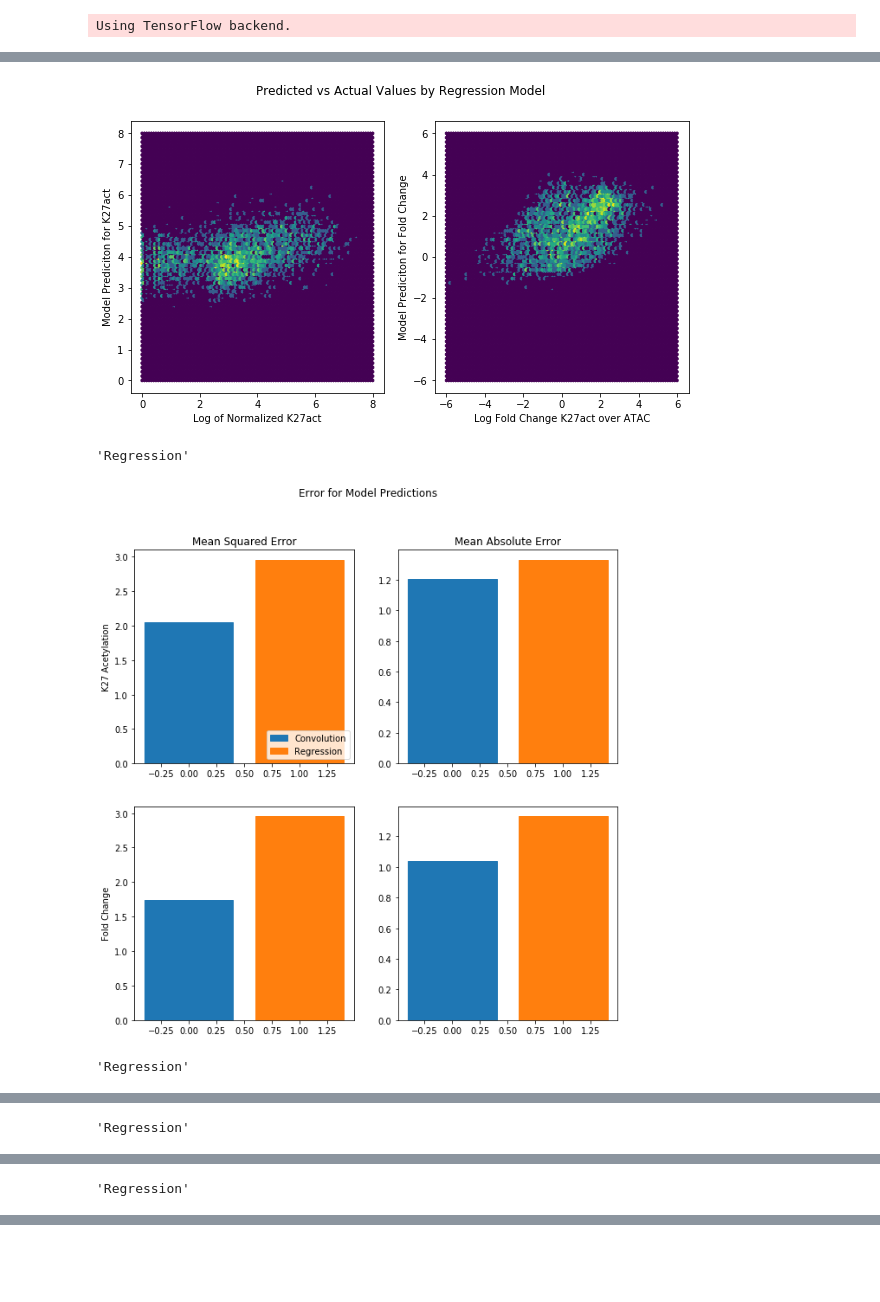
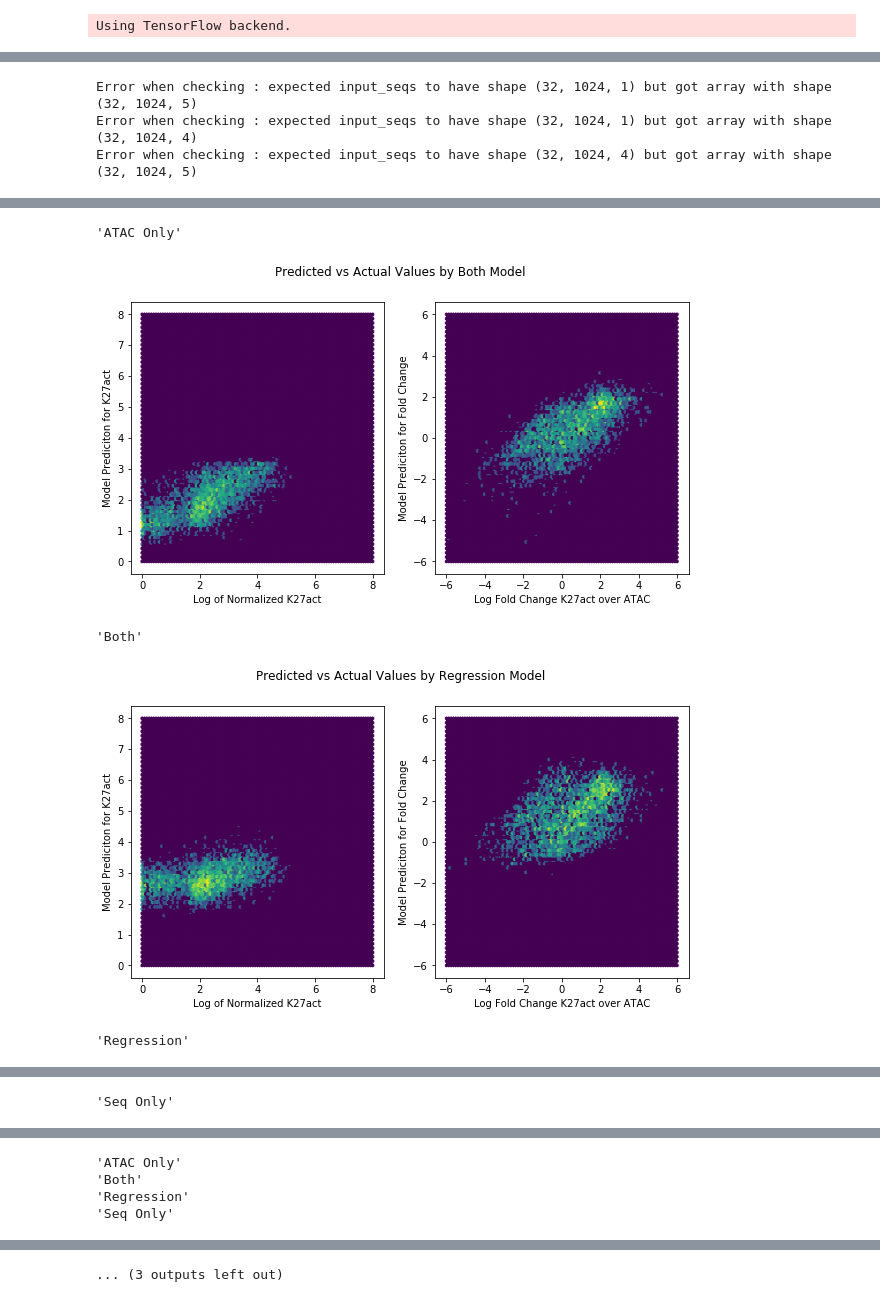
Before and after one commit to kal26/Acessibility_Models, a Jupyter notebook: compare_models.ipynb, the cells around one changed output, grey strips where cells are left out. Cells and saved outputs as stored; diff of their text form; code cells hidden in the pictures; blank space fills up the shorter version.

```diff
--- a/compare_models.ipynb
+++ b/compare_models.ipynb
@@ -23,14 +25,6 @@ import evaluation_tools
 # %% [output]
 ['', '/usr/lib/python35.zip', '/usr/lib/python3.5', '/usr/lib/python3.5/plat-x86_64-linux-gnu', '/usr/lib/python3.5/lib-dynload', '/home/kal/VENV/lib/python3.5/site-packages/', '/home/kal/VENV/lib64/p ...
 Using TensorFlow backend.
-# %%
-# pickeled models
-kbaseline_models = {'Regression':pickle.load(open('/home/kal/K27act_models/cg_model/cg_cpg_atac_regression_k27act_norm.pk', 'rb'))}
-
-# keras models
-custom_dict = {'loss_with_grad':mae, 'grad_penalty':mae}
-logkml_models = {'Convolution':load_model('/home/kal/K27act_models/pwm_models/20180801_172200_mae_loss/final_model.h5')}
-save_dir={'Convolution':'/home/kal/K27act_models/pwm_models/20180801_172200_mae_loss/'}
 # %%
 #load in data
 peaks_path = '/home/kal/K27act_models/GM_data/k27act_training_regions_cg.bed'
@@ -51,6 +45,20 @@ subpeaks.head()
 | 149103 | chr8 | 221994 | 223018 | Peak_53539_ENCFF411MHX_k27 | 0.094396 | 6.295875 | 6.789209 | TCACACGACCTGCGGGGCGCCCCAGAGGCCAGG... | 0.534180 | 0.023438 | ... |
 | 149105 | chr8 | 223740 | 224764 | Peak_34885_ENCFF411MHX_k27 | 1.279614 | 3.187324 | 9.165738 | ggggactgaggggtgggggaagggggtgtgggg... | 0.575195 | 0.016602 | ... |
 | 149107 | chr8 | 354258 | 355282 | Peak_38696_ENCFF411MHX_k27 | 0.569372 | 7.128076 | 11.061070 | GTGTGGTGTGCATTGGAGAAGCGTGGGACCCCT... | 0.478516 | 0.006836 | ... |
+# %%
+base = {'Regression':pickle.load(open('/home/kal/K27act_models/regression_models/cg_cpg_atac_regression_k27act_norm.pk', 'rb'))}
+
+folders={'PWM': '/home/kal/K27act_models/pwm_models/20180803_164937_mae_loss/final_model.h5',
+         'ATAC Only': '/home/kal/K27act_models/pwm_models/20180806_111439_atac_only/final_model.h5',
+         'Convolution': '/home/kal/K27act_models/residual_models/20180806_152523_simple_conv/'}
+mls={}
+savedirs={}
+for key in folders:
+    mls[key] = load_model(folders[key])
+    savedirs[key] = os.path.dirname(folders[key])
 # %%
-d = evaluation_tools.compare_models(subpeaks.sample(3200), kbaselines=kbaseline_models, logkmls=logkml_models, save_dir=save_dir)
+d = evaluation_tools.compare_models(subpeaks, kbaselines=base, logkmls=mls)
 # %% [output]
+Error when checking : expected input_seqs to have shape (32, 1024, 1) but got array with shape (32, 1024, 5)
+Error when checking : expected input_seqs to have shape (32, 1024, 1) but got array with shape (32, 1024, 4)
+Error when checking : expected input_seqs to have shape (32, 1024, 4) but got array with shape (32, 1024, 5)
@@ -58,4 +66,5 @@ d = evaluation_tools.compare_models(subpeaks.sample(3200), kbaselines=kbaseline_
+'ATAC Only'
-[figure, old version]
+[figure, new version]
-'Regression'
+'Both'
-[figure, old version]
+[figure, new version]
-'Regression'
+'Regression'
@@ -63 +72 @@ d = evaluation_tools.compare_models(subpeaks.sample(3200), kbaselines=kbaseline_
-'Regression'
+'Seq Only'
@@ -65 +74,4 @@ d = evaluation_tools.compare_models(subpeaks.sample(3200), kbaselines=kbaseline_
-'Regression'
+'ATAC Only'
+'Both'
+'Regression'
+'Seq Only'
@@ -65,0 +79 @@ d = evaluation_tools.compare_models(subpeaks.sample(3200), kbaselines=kbaseline_
+... (3 outputs left out)
```
Also changed, not shown: parts of 4 cells of this notebook, 14 other files.
